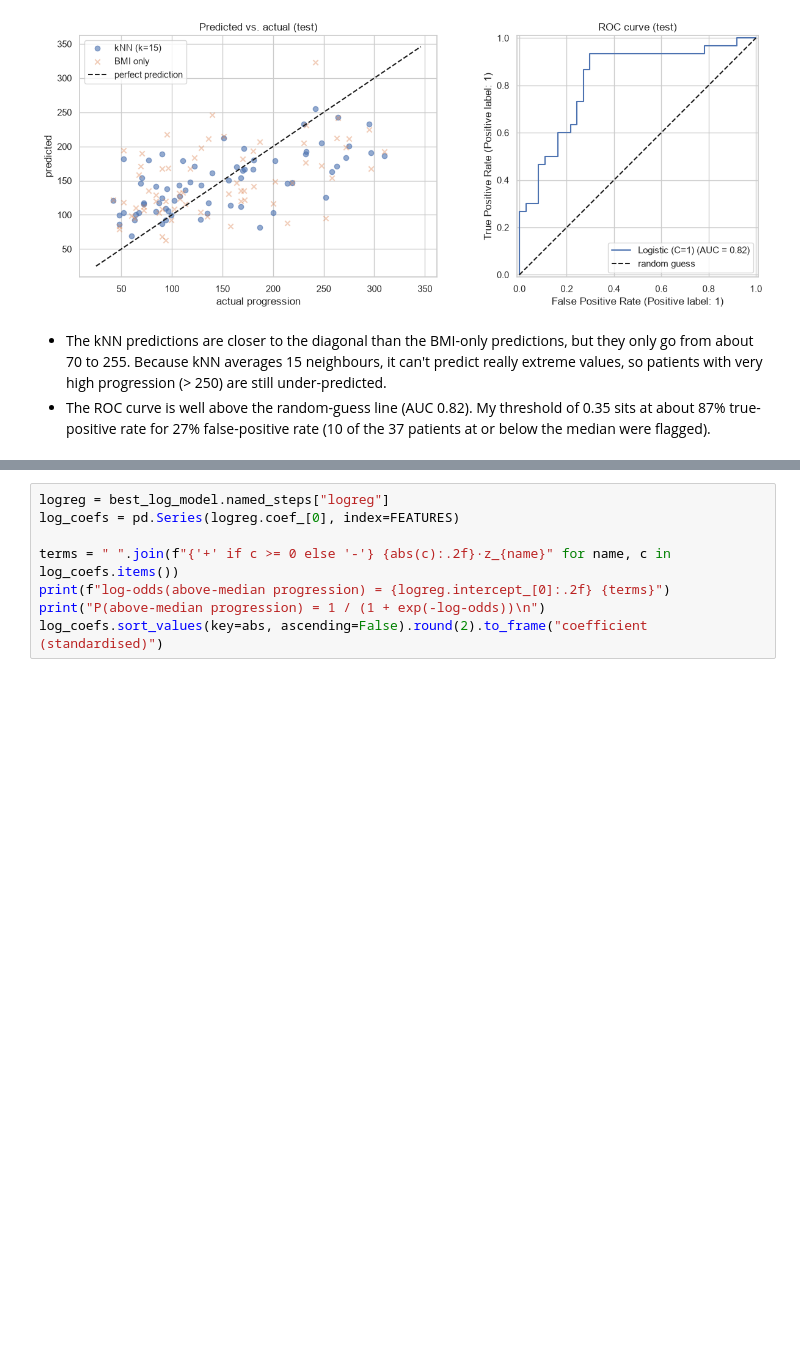
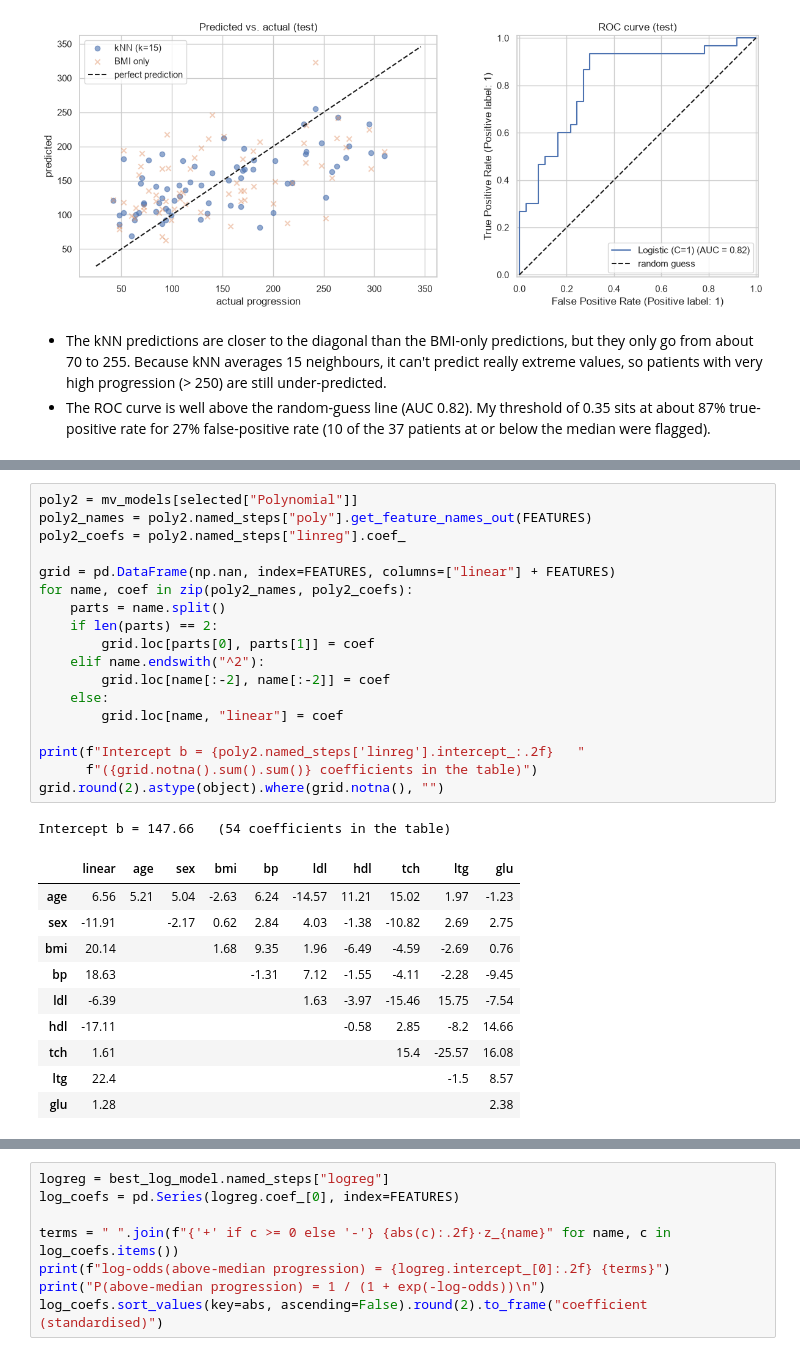
Before and after one commit to Namypark/diabetes-progression-lab2, a Jupyter notebook: lab2_diabetes.ipynb, the cells around one changed output, grey strips where cells are left out. Drawn from its saved outputs; the diff is of its cells as text; blank space fills up the shorter version.

```diff
--- a/lab2_diabetes.ipynb
+++ b/lab2_diabetes.ipynb
@@ -1167,0 +1172,30 @@ $z_j = (x_j - \mu_j)/\sigma_j$:
+# %%
+poly2 = mv_models[selected["Polynomial"]]
+poly2_names = poly2.named_steps["poly"].get_feature_names_out(FEATURES)
+poly2_coefs = poly2.named_steps["linreg"].coef_
+
+grid = pd.DataFrame(np.nan, index=FEATURES, columns=["linear"] + FEATURES)
+for name, coef in zip(poly2_names, poly2_coefs):
+    parts = name.split()
+    if len(parts) == 2:
+        grid.loc[parts[0], parts[1]] = coef
+    elif name.endswith("^2"):
+        grid.loc[name[:-2], name[:-2]] = coef
+    else:
+        grid.loc[name, "linear"] = coef
+
+print(f"Intercept b = {poly2.named_steps['linreg'].intercept_:.2f}   "
+      f"({grid.notna().sum().sum()} coefficients in the table)")
+grid.round(2).astype(object).where(grid.notna(), "")
+# %% [output]
+Intercept b = 147.66   (54 coefficients in the table)
+|  | linear | age | sex | bmi | bp | ldl | hdl | tch | ltg | glu |
+| age | 6.56 | 5.21 | 5.04 | -2.63 | 6.24 | -14.57 | 11.21 | 15.02 | 1.97 | -1.23 |
+| sex | -11.91 |  | -2.17 | 0.62 | 2.84 | 4.03 | -1.38 | -10.82 | 2.69 | 2.75 |
+| bmi | 20.14 |  |  | 1.68 | 9.35 | 1.96 | -6.49 | -4.59 | -2.69 | 0.76 |
+| bp | 18.63 |  |  |  | -1.31 | 7.12 | -1.55 | -4.11 | -2.28 | -9.45 |
+| ldl | -6.39 |  |  |  |  | 1.63 | -3.97 | -15.46 | 15.75 | -7.54 |
+| hdl | -17.11 |  |  |  |  |  | -0.58 | 2.85 | -8.2 | 14.66 |
+| tch | 1.61 |  |  |  |  |  |  | 15.4 | -25.57 | 16.08 |
+| ltg | 22.4 |  |  |  |  |  |  |  | -1.5 | 8.57 |
+| glu | 1.28 |  |  |  |  |  |  |  |  | 2.38 |
```
Also changed, not shown: parts of 12 cells of this notebook.
